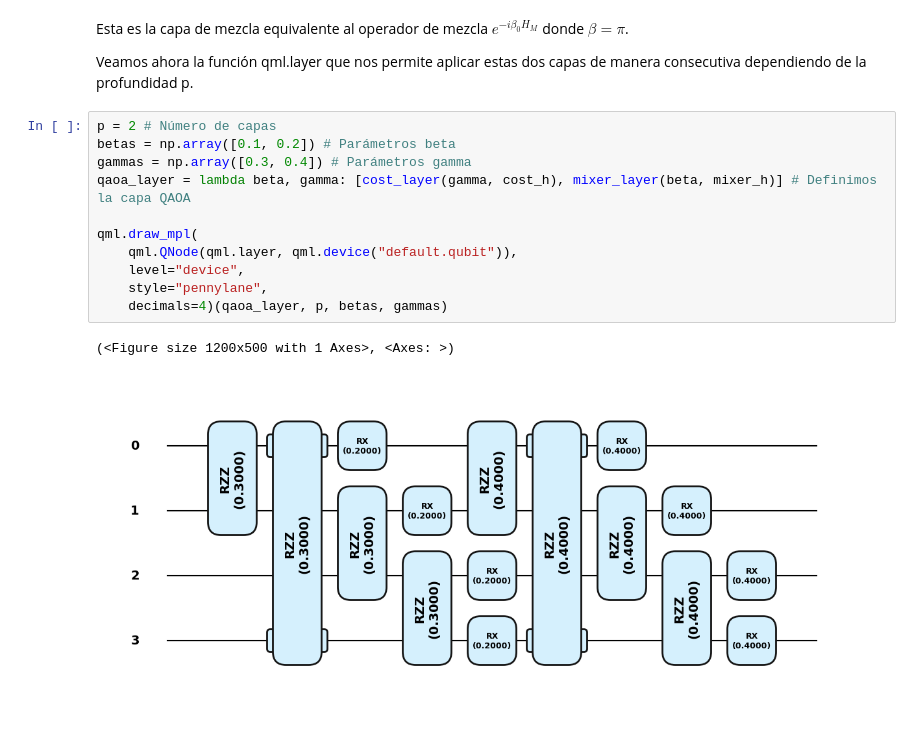
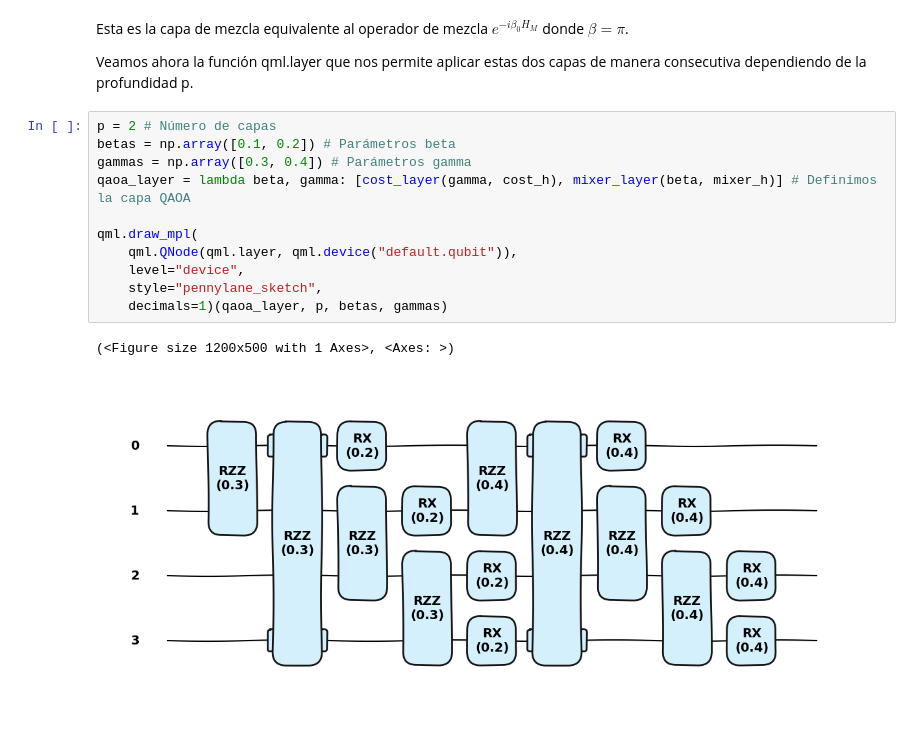
Before and after one commit to pabloramosdev/quantum_computing, a Jupyter notebook: max_cut_problem.ipynb, the cells around one changed output. Cells and saved outputs as stored; diff of their text form.

```diff
--- a/max_cut_problem.ipynb
+++ b/max_cut_problem.ipynb
@@ -385,14 +385,14 @@ Veamos ahora la función qml.layer que nos permite aplicar estas dos capas de ma
 # %%
 p = 2 # Número de capas
 betas = np.array([0.1, 0.2]) # Parámetros beta
 gammas = np.array([0.3, 0.4]) # Parámetros gamma
 qaoa_layer = lambda beta, gamma: [cost_layer(gamma, cost_h), mixer_layer(beta, mixer_h)] # Definimos la capa QAOA
 
 qml.draw_mpl(
     qml.QNode(qml.layer, qml.device("default.qubit")),
     level="device",
-    style="pennylane",
-    decimals=4)(qaoa_layer, p, betas, gammas)
+    style="pennylane_sketch",
+    decimals=1)(qaoa_layer, p, betas, gammas)
 # %% [output]
 (<Figure size 1200x500 with 1 Axes>, <Axes: >)
-[figure, old version]
+[figure, new version]
```
Also changed, not shown: parts of 10 cells of this notebook.
